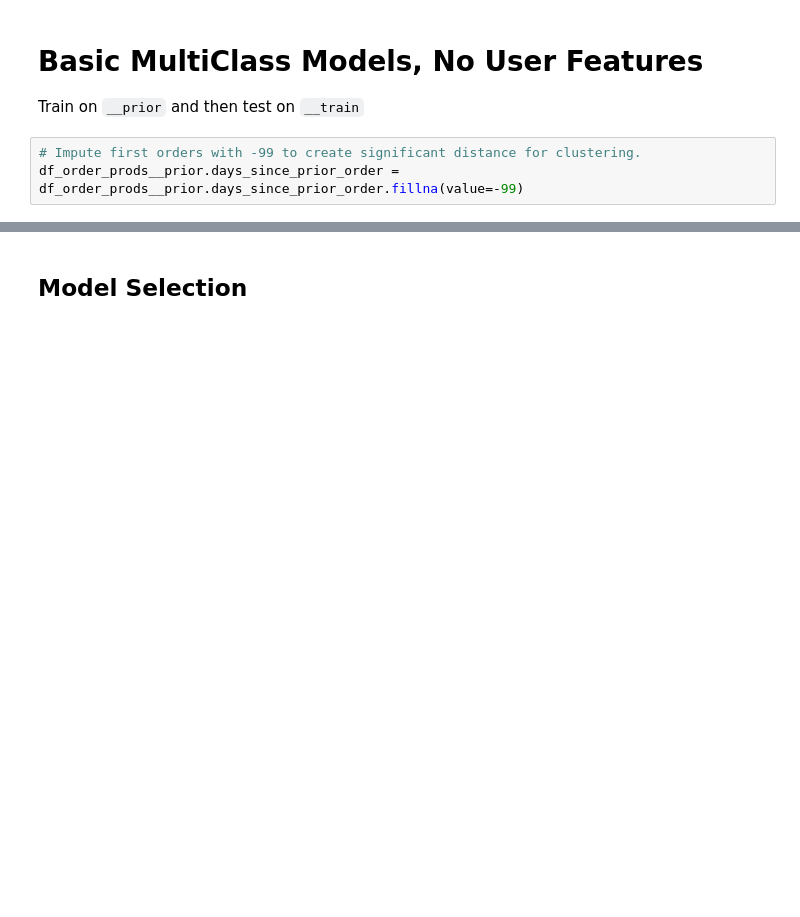
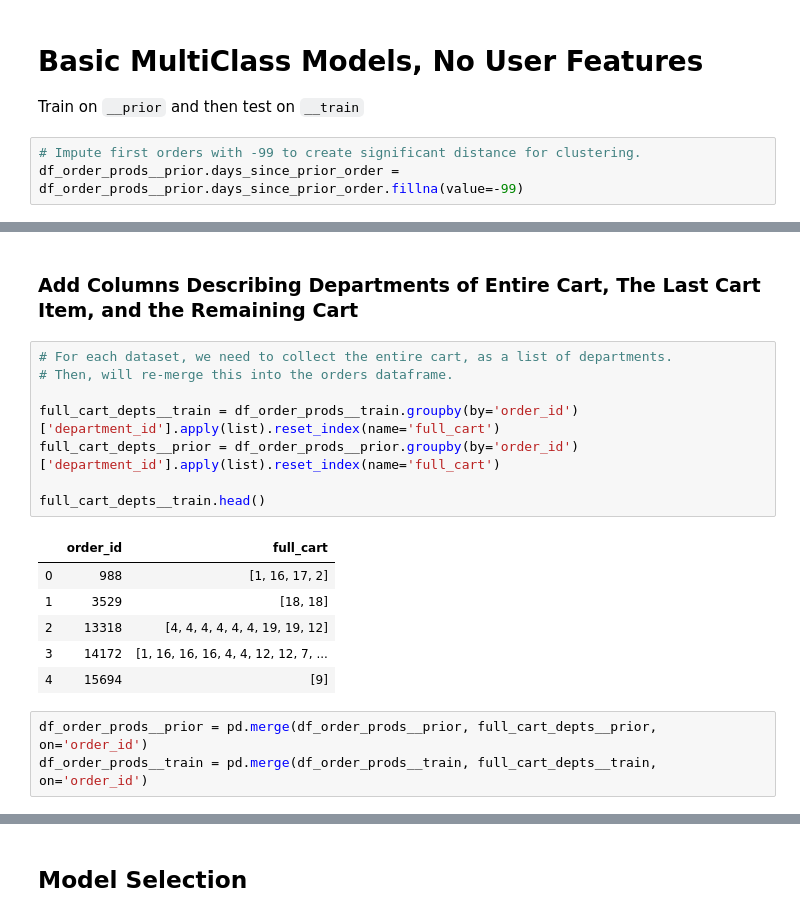
Before and after one commit to thomkav/classification_instacart, a Jupyter notebook: notebooks/IC_Predict_Department_or_Aisle.ipynb, the cells around one changed output, grey strips where cells are left out. Drawn from its saved outputs; the diff is of its cells as text; blank space fills up the shorter version.

```diff
--- a/notebooks/IC_Predict_Department_or_Aisle.ipynb
+++ b/notebooks/IC_Predict_Department_or_Aisle.ipynb
@@ -489,0 +520,20 @@ memory usage: 6.0 MB
+# %% [markdown]
+### Add Columns Describing Departments of Entire Cart, The Last Cart Item, and the Remaining Cart
+# %%
+# For each dataset, we need to collect the entire cart, as a list of departments.
+# Then, will re-merge this into the orders dataframe.
+
+full_cart_depts__train = df_order_prods__train.groupby(by='order_id')['department_id'].apply(list).reset_index(name='full_cart')
+full_cart_depts__prior = df_order_prods__prior.groupby(by='order_id')['department_id'].apply(list).reset_index(name='full_cart')
+
+full_cart_depts__train.head()
+# %% [output]
+|  | order_id | full_cart |
+| 0 | 988 | [1, 16, 17, 2] |
+| 1 | 3529 | [18, 18] |
+| 2 | 13318 | [4, 4, 4, 4, 4, 4, 19, 19, 12] |
+| 3 | 14172 | [1, 16, 16, 16, 4, 4, 12, 12, 7, ... |
+| 4 | 15694 | [9] |
+# %%
+df_order_prods__prior = pd.merge(df_order_prods__prior, full_cart_depts__prior, on='order_id')
+df_order_prods__train = pd.merge(df_order_prods__train, full_cart_depts__train, on='order_id')
```
Also changed, not shown: parts of 40 cells of this notebook, 1 other file.
